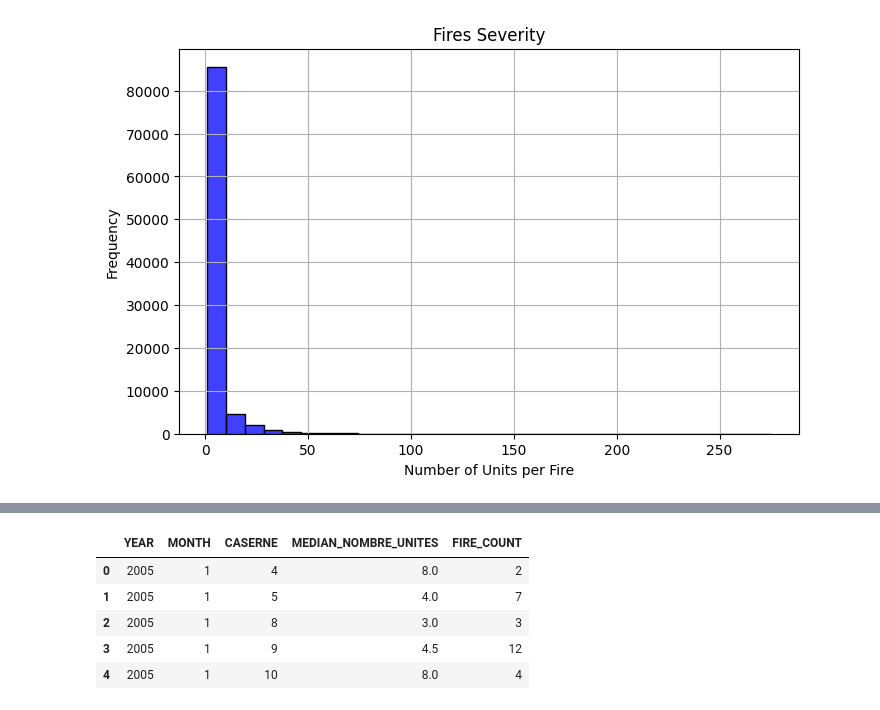
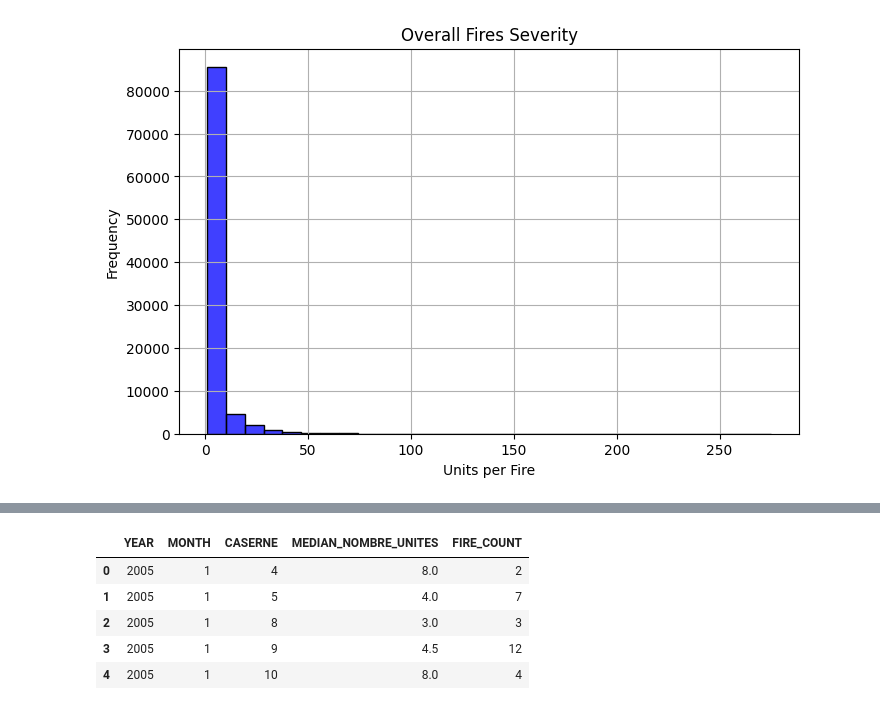
Before and after one commit to coddecses/ycbs299, a Jupyter notebook: notebooks/caserne_risk.ipynb, the cells around one changed output, grey strips where cells are left out. Cells and saved outputs as stored; diff of their text form; code cells hidden in the pictures.

```diff
--- a/notebooks/caserne_risk.ipynb
+++ b/notebooks/caserne_risk.ipynb
@@ -30,5 +30,6 @@ df_incidents['MONTH'] = df_incidents['CREATION_DATE'].dt.month
 df_incidents = df_incidents.drop(columns=['CREATION_DATE'])
 df_incidents = df_incidents[df_incidents['YEAR'] < 2025]
 df_incidents = df_incidents[["YEAR", "MONTH", "CASERNE", "NOMBRE_UNITES", "DESC_GROUP_ENGLISH"]]
+df_incidents = df_incidents.rename(columns={'DESC_GROUP_ENGLISH': 'CATEGORY'})
 df_incidents.head()
 # %% [output]
@@ -41,12 +139,12 @@ df_incidents.head()
 # %%
 # --- ️Overall Fires Severity Distribution ---
 plt.figure(figsize=(8, 5))
 sns.histplot(df_incidents["NOMBRE_UNITES"], bins=30, color="blue")
-plt.xlabel("Number of Units per Fire")
+plt.xlabel("Units per Fire")
 plt.ylabel("Frequency")
-plt.title("Fires Severity")
+plt.title("Overall Fires Severity")
 plt.grid()
 plt.show()
 # %% [output]
-[figure, old version]
+[figure, new version]
 # %%
```
Also changed, not shown: parts of 30 cells of this notebook, 4 other files.
